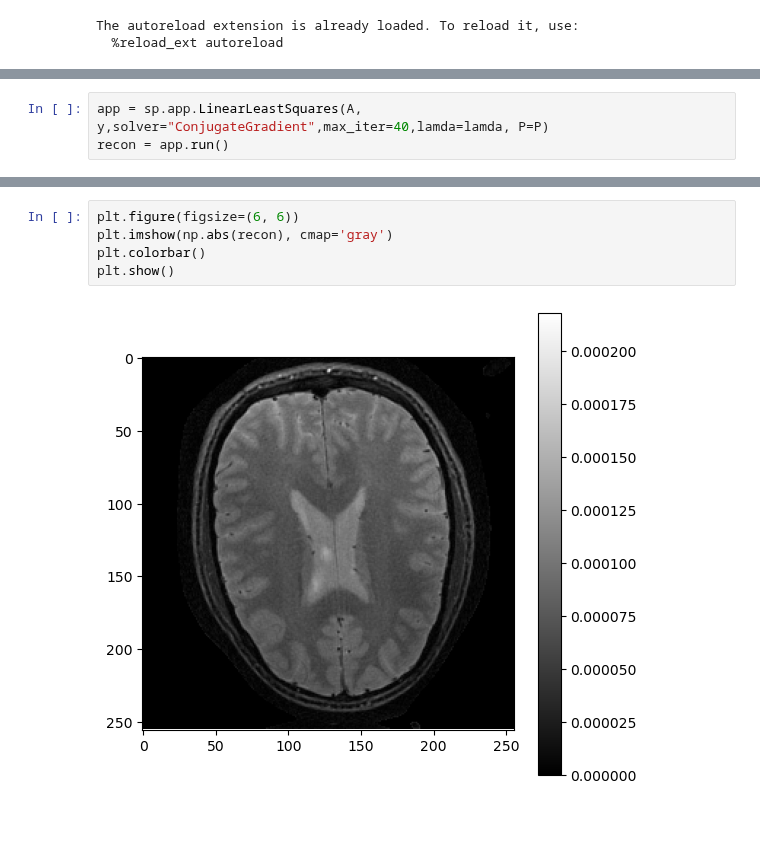
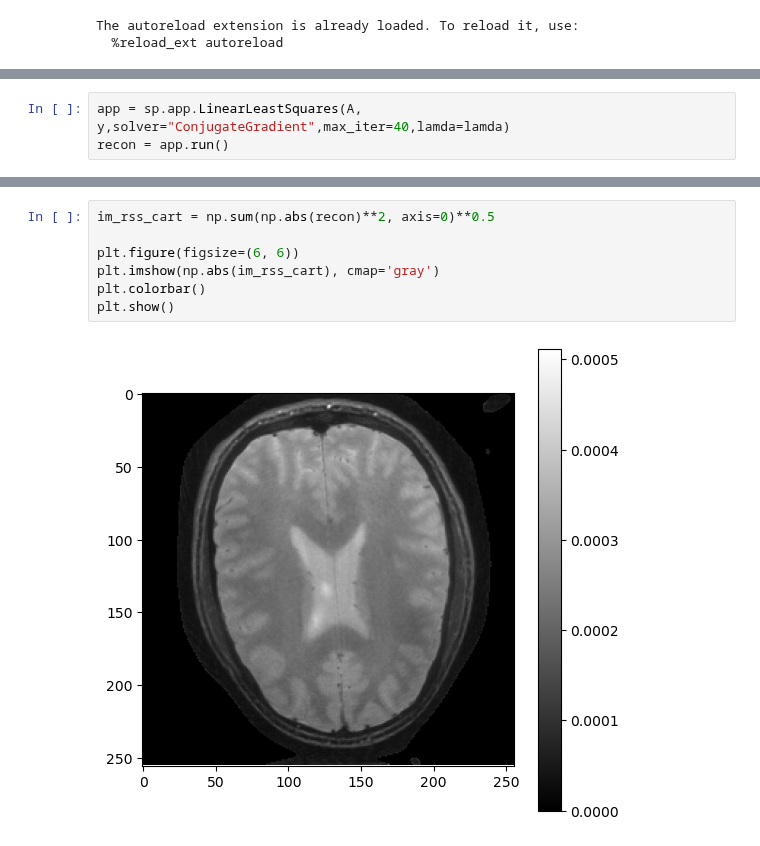
Before and after one commit to aymmulla/MSc-Project-ZTE, a Jupyter notebook: linleastsq.ipynb, the cells around one changed output, grey strips where cells are left out. Drawn from its saved outputs; the diff is of its cells as text.

```diff
--- a/linleastsq.ipynb
+++ b/linleastsq.ipynb
@@ -80,3 +78,3 @@ recon = app.run()
 # %%
-app = sp.app.LinearLeastSquares(A, y,solver="ConjugateGradient",max_iter=40,lamda=lamda, P=P)
+app = sp.app.LinearLeastSquares(A, y,solver="ConjugateGradient",max_iter=40,lamda=lamda)
 recon = app.run()
@@ -85,7 +86,9 @@ RuntimeError: Exceptions from <[12, 256, 256]x[12, 256, 256]> Multiply Linop>.
 # %%
+im_rss_cart = np.sum(np.abs(recon)**2, axis=0)**0.5
+
 plt.figure(figsize=(6, 6))
-plt.imshow(np.abs(recon), cmap='gray')
+plt.imshow(np.abs(im_rss_cart), cmap='gray')
 plt.colorbar()
 plt.show()
 # %% [output]
-[figure, old version]
+[figure, new version]
```
Also changed, not shown: parts of 12 cells of this notebook.
